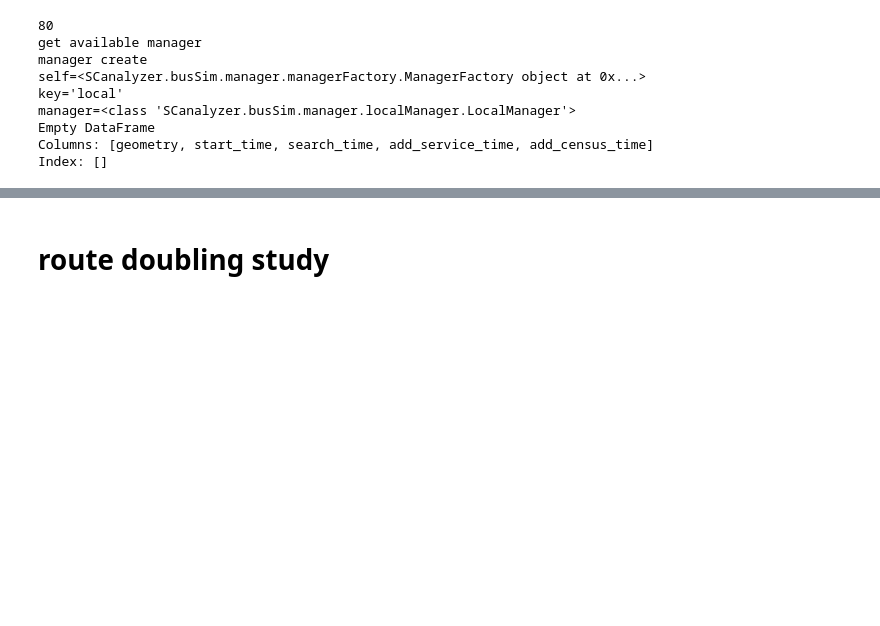
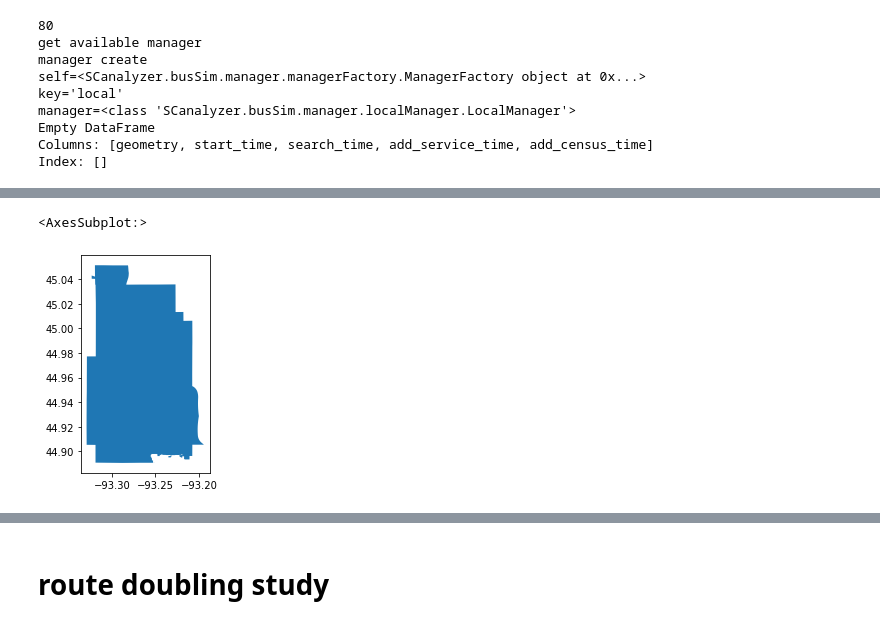
Before and after one commit to wisc-bus/simulator, a Jupyter notebook: notebooks/example.ipynb, the cells around one changed output, grey strips where cells are left out. Saved outputs shown, nothing was run; the diff lists cells and outputs as text; code cells hidden in the pictures; blank space fills up the shorter version.

```diff
--- a/notebooks/example.ipynb
+++ b/notebooks/example.ipynb
@@ -187,0 +165,5 @@ minneapolis = gpd.read_file("../data/minneapolis/minneapolis.shp")
+# %%
+minneapolis.plot()
+# %% [output]
+<AxesSubplot:>
+[figure, added]
```
Also changed, not shown: parts of 9 cells of this notebook, 28 other files.
